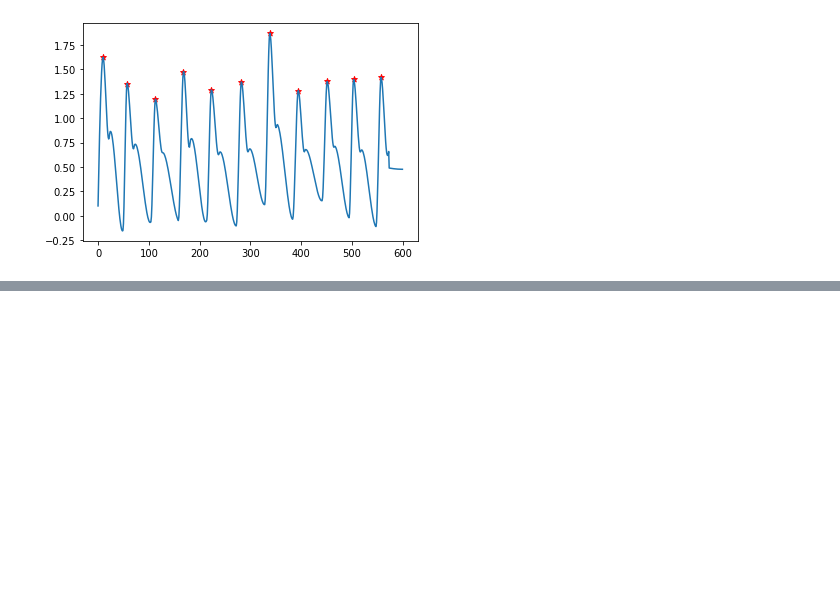
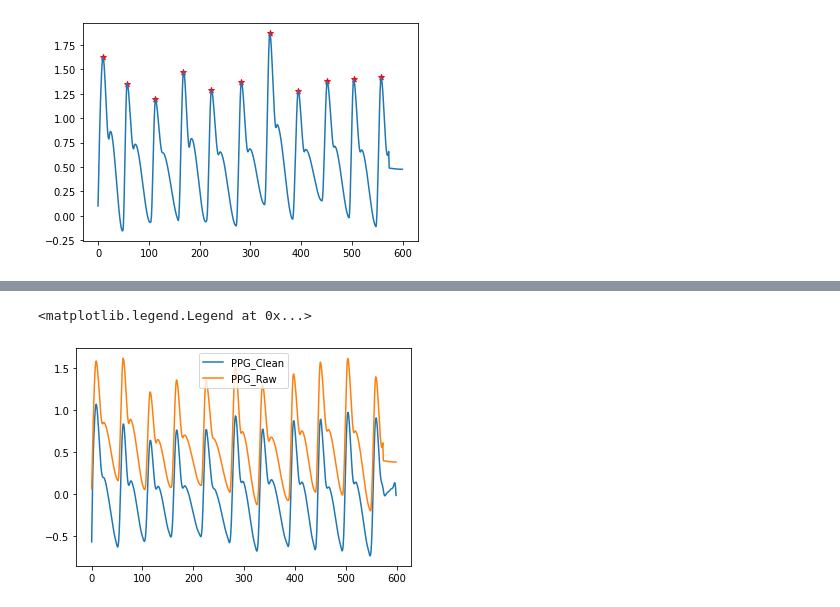
Before and after one commit to epsilon-deltta/spi2nrs, a Jupyter notebook: test.ipynb, the cells around one changed output, grey strips where cells are left out. Saved outputs shown, nothing was run; the diff lists cells and outputs as text; code cells hidden in the pictures; blank space fills up the shorter version.

```diff
--- a/test.ipynb
+++ b/test.ipynb
@@ -511,0 +542,13 @@ plt.scatter(wd['peaklist'],ppg[wd['peaklist']],marker='*',c='r')
+# %%
+label = 'PPG_Clean'
+plt.plot(signals[label],label=label)
+label = 'PPG_Rate'
+# plt.plot(signals[label],label=label)
+label = 'PPG_Peaks'
+# plt.scatter(signals[label].index,signals[label],label=label)
+label = 'PPG_Raw'
+plt.plot(signals[label],label=label)
+plt.legend()
+# %% [output]
+<matplotlib.legend.Legend at 0x...>
+[figure, added]
```
Also changed, not shown: parts of 10 cells of this notebook.
